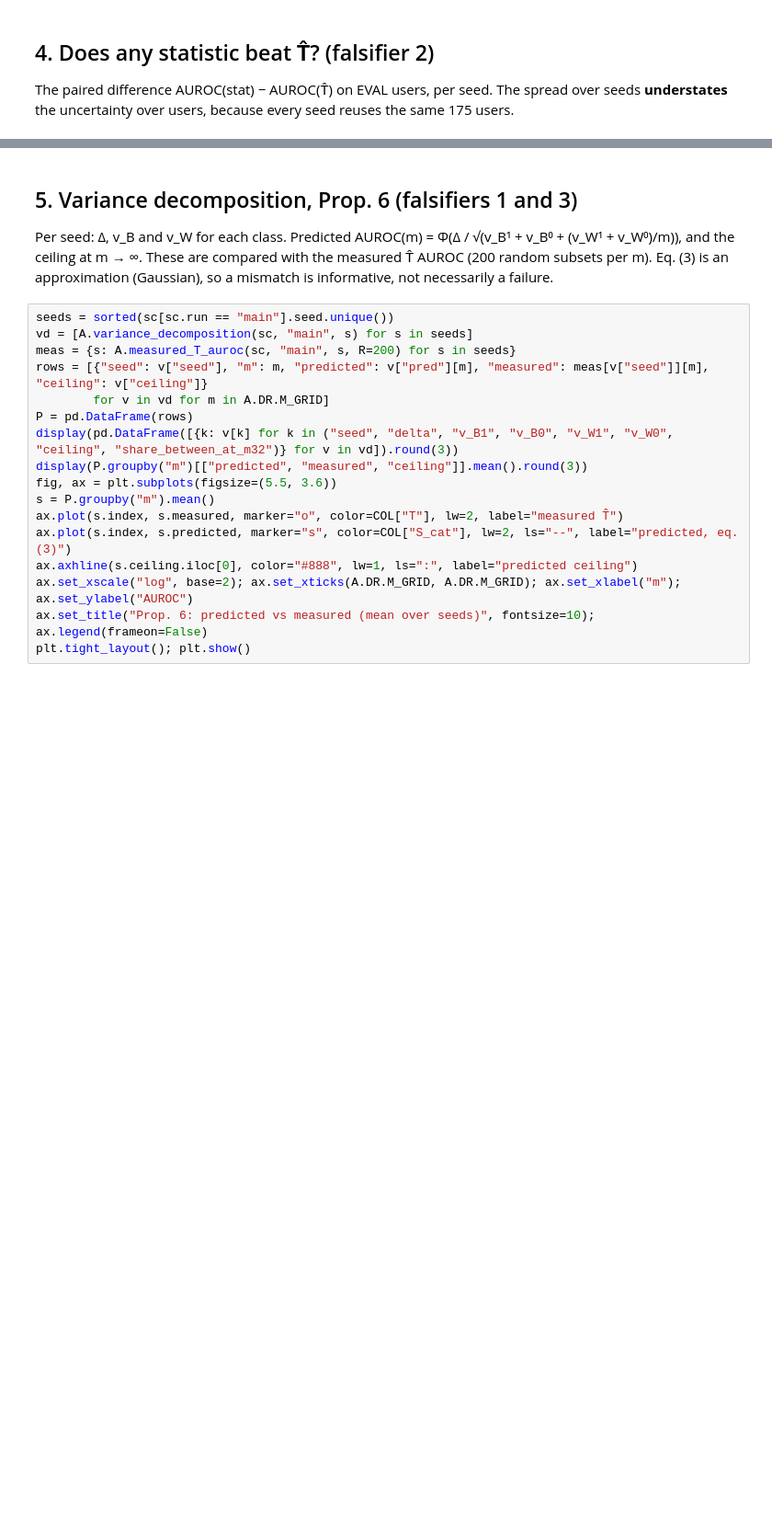
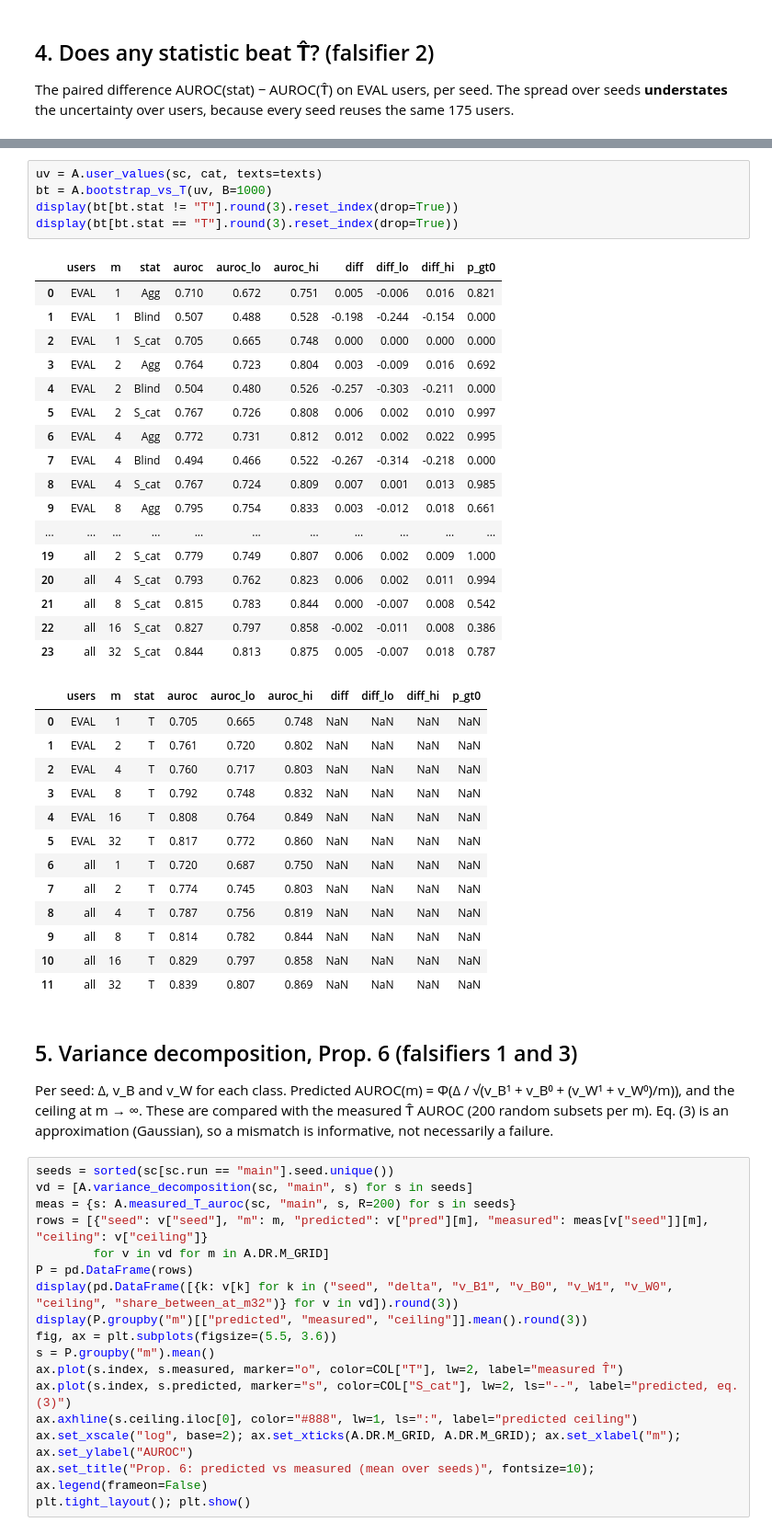
Before and after one commit to Jalalbaim/User-Inference-Attacks-on-LLMs, a Jupyter notebook: Stage2/stage2.ipynb, the cells around one changed output, grey strips where cells are left out. Shown at 92% size. Saved outputs shown, nothing was run; the diff lists cells and outputs as text; blank space fills up the shorter version.

```diff
--- a/Stage2/stage2.ipynb
+++ b/Stage2/stage2.ipynb
@@ -77,3 +163,39 @@ display(A.paired_vs_T(per_seed[per_seed.stat.isin(["T", "S_cat"])], "all").round
+# %%
+uv = A.user_values(sc, cat, texts=texts)
+bt = A.bootstrap_vs_T(uv, B=1000)
+display(bt[bt.stat != "T"].round(3).reset_index(drop=True))
+display(bt[bt.stat == "T"].round(3).reset_index(drop=True))
+# %% [output]
+|  | users | m | stat | auroc | auroc_lo | auroc_hi | diff | diff_lo | diff_hi | p_gt0 |
+| 0 | EVAL | 1 | Agg | 0.710 | 0.672 | 0.751 | 0.005 | -0.006 | 0.016 | 0.821 |
+| 1 | EVAL | 1 | Blind | 0.507 | 0.488 | 0.528 | -0.198 | -0.244 | -0.154 | 0.000 |
+| 2 | EVAL | 1 | S_cat | 0.705 | 0.665 | 0.748 | 0.000 | 0.000 | 0.000 | 0.000 |
+| 3 | EVAL | 2 | Agg | 0.764 | 0.723 | 0.804 | 0.003 | -0.009 | 0.016 | 0.692 |
+| 4 | EVAL | 2 | Blind | 0.504 | 0.480 | 0.526 | -0.257 | -0.303 | -0.211 | 0.000 |
+| 5 | EVAL | 2 | S_cat | 0.767 | 0.726 | 0.808 | 0.006 | 0.002 | 0.010 | 0.997 |
+| 6 | EVAL | 4 | Agg | 0.772 | 0.731 | 0.812 | 0.012 | 0.002 | 0.022 | 0.995 |
+| 7 | EVAL | 4 | Blind | 0.494 | 0.466 | 0.522 | -0.267 | -0.314 | -0.218 | 0.000 |
+| 8 | EVAL | 4 | S_cat | 0.767 | 0.724 | 0.809 | 0.007 | 0.001 | 0.013 | 0.985 |
+| 9 | EVAL | 8 | Agg | 0.795 | 0.754 | 0.833 | 0.003 | -0.012 | 0.018 | 0.661 |
+| ... | ... | ... | ... | ... | ... | ... | ... | ... | ... | ... |
+| 19 | all | 2 | S_cat | 0.779 | 0.749 | 0.807 | 0.006 | 0.002 | 0.009 | 1.000 |
+| 20 | all | 4 | S_cat | 0.793 | 0.762 | 0.823 | 0.006 | 0.002 | 0.011 | 0.994 |
+| 21 | all | 8 | S_cat | 0.815 | 0.783 | 0.844 | 0.000 | -0.007 | 0.008 | 0.542 |
+| 22 | all | 16 | S_cat | 0.827 | 0.797 | 0.858 | -0.002 | -0.011 | 0.008 | 0.386 |
+| 23 | all | 32 | S_cat | 0.844 | 0.813 | 0.875 | 0.005 | -0.007 | 0.018 | 0.787 |
+|  | users | m | stat | auroc | auroc_lo | auroc_hi | diff | diff_lo | diff_hi | p_gt0 |
+| 0 | EVAL | 1 | T | 0.705 | 0.665 | 0.748 | NaN | NaN | NaN | NaN |
+| 1 | EVAL | 2 | T | 0.761 | 0.720 | 0.802 | NaN | NaN | NaN | NaN |
+| 2 | EVAL | 4 | T | 0.760 | 0.717 | 0.803 | NaN | NaN | NaN | NaN |
+| 3 | EVAL | 8 | T | 0.792 | 0.748 | 0.832 | NaN | NaN | NaN | NaN |
+| 4 | EVAL | 16 | T | 0.808 | 0.764 | 0.849 | NaN | NaN | NaN | NaN |
+| 5 | EVAL | 32 | T | 0.817 | 0.772 | 0.860 | NaN | NaN | NaN | NaN |
+| 6 | all | 1 | T | 0.720 | 0.687 | 0.750 | NaN | NaN | NaN | NaN |
+| 7 | all | 2 | T | 0.774 | 0.745 | 0.803 | NaN | NaN | NaN | NaN |
+| 8 | all | 4 | T | 0.787 | 0.756 | 0.819 | NaN | NaN | NaN | NaN |
+| 9 | all | 8 | T | 0.814 | 0.782 | 0.844 | NaN | NaN | NaN | NaN |
+| 10 | all | 16 | T | 0.829 | 0.797 | 0.858 | NaN | NaN | NaN | NaN |
+| 11 | all | 32 | T | 0.839 | 0.807 | 0.869 | NaN | NaN | NaN | NaN |
 # %% [markdown]
 ## 5. Variance decomposition, Prop. 6 (falsifiers 1 and 3)
 Per seed: Δ, v_B and v_W for each class. Predicted AUROC(m) = Φ(Δ / √(v_B¹ + v_B⁰ + (v_W¹ + v_W⁰)/m)), and the ceiling at m → ∞.
```
Also changed, not shown: parts of 12 cells of this notebook, 5 other files.
